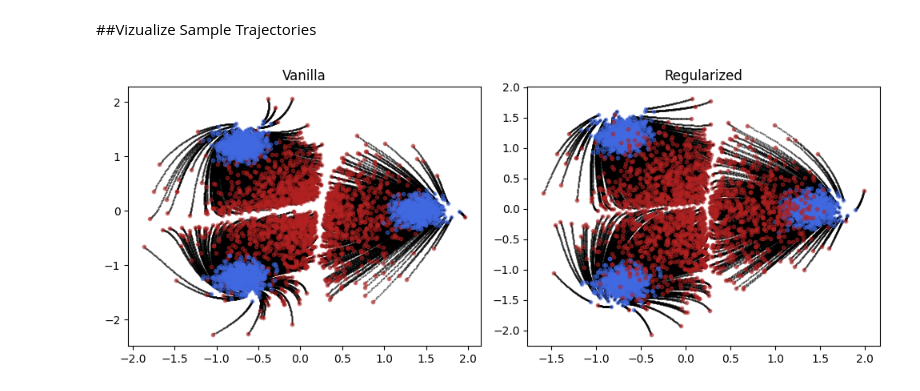
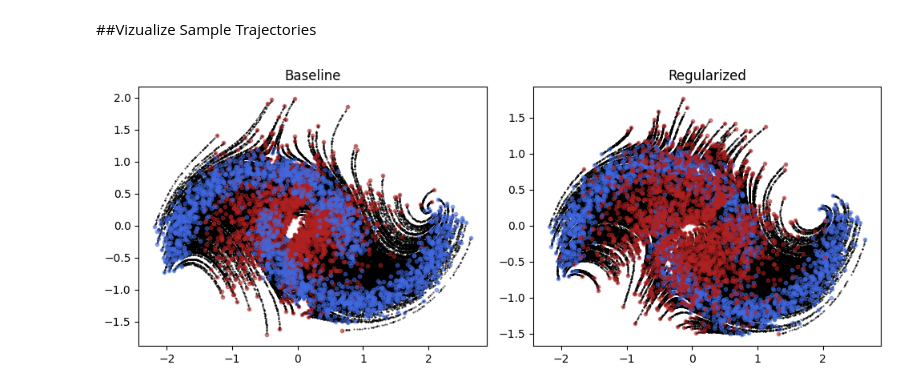
Before and after one commit to kelangray/Neural-ODEs, a Jupyter notebook: cnfs.ipynb, the cells around one changed output. Saved outputs shown, nothing was run; the diff lists cells and outputs as text; code cells hidden in the pictures.

```diff
--- a/cnfs.ipynb
+++ b/cnfs.ipynb
@@ -77,14 +77,13 @@ To solve the neural ODEs above, we use the Torchdyn library:
 # %% [markdown]
 ##Vizualize the dataset
 # %%
-data = ToyDataset()
+from sklearn.datasets import make_moons
 n_samples = 1 << 14
-n_gaussians = 3
 
-X, yn = data.generate(n_samples // n_gaussians, 'gaussians', n_gaussians=3, std_gaussians=0.5, radius=5, dim=2)
+X, yn = make_moons(n_samples=1 << 14, noise=0.1)
 X = (X - X.mean())/X.std()
 
 plt.figure(figsize=(5, 5))
-plt.scatter(X[:,0], X[:,1], c='royalblue', s=10, alpha=0.8)
+plt.scatter(X[:,0], X[:,1], c='royalblue',s=5, alpha=0.8)
 # %% [output]
 <matplotlib.collections.PathCollection at 0x...>
@@ -201,10 +200,10 @@ sample_indices = torch.randint(0, X.shape[0], (2000,)).numpy()
 
 #Trajectories
 t_span=torch.linspace(0, 1, 100)
-traj = model[1].trajectory(Augmenter(1, 1)(X[sample_indices]), t_span=t_span).detach().cpu()
+traj = model[1].trajectory(Augmenter(1, 1)(X_train[sample_indices]), t_span=t_span).detach().cpu()
 traj = traj[:, :, 1:]  # Remove divergence
 
-fig, axes = plt.subplots(1, 5, figsize=(20, 5))
+fig, axes = plt.subplots(1, 5, figsize=(25, 5))
 fig.subplots_adjust(wspace=0.4)
 
 indices = np.linspace(0, t_span.shape[0]-1, num=5, dtype=int)
@@ -326,0 +328,22 @@ INFO:pytorch_lightning.utilities.rank_zero:`Trainer.fit` stopped: `max_epochs=25
+# %%
+t_span=torch.linspace(0, 1, 100)
+regularized_traj = regularized_model[1].trajectory(Augmenter(1, 2)(X_train[sample_indices]), t_span=t_span).detach().cpu()
+regularized_traj = regularized_traj[:, :, 2:]  # Remove kinetic energy and divergence
+
+fig, axes = plt.subplots(1, 5, figsize=(20, 5))
+fig.subplots_adjust(wspace=0.4)
+
+indices = np.linspace(0, t_span.shape[0]-1, num=5, dtype=int)
+for i in range(len(indices)):
+    idx = indices[i]
+    ax = axes[i]
+    h = ax.hist2d(
+        regularized_traj[idx, :, 0].cpu().numpy(),
+        regularized_traj[idx, :, 1].cpu().numpy(),
+        bins=64,
+        cmap="viridis",
+        density=True,
+        range=[[-2, 2], [-2, 2]]
+    )
+    ax.set_aspect('equal')
+plt.show()
@@ -327,26 +352,23 @@ INFO:pytorch_lightning.utilities.rank_zero:`Trainer.fit` stopped: `max_epochs=25
 # %% [markdown]
 ##Vizualize Sample Trajectories
 # %%
-t_span=torch.linspace(0, 1, 100)
-regularized_traj = regularized_model[1].trajectory(Augmenter(1, 2)(X[sample_indices]), t_span=t_span).detach().cpu()
-regularized_traj = regularized_traj[:, :, 2:]  # Remove kinetic energy and divergence
-
 fig, axes = plt.subplots(1, 2, figsize=(10, 4))
 
 #Vanilla
 for i in range(t_span.shape[0]):
-    axes[0].scatter(traj[i, :, 0], traj[i, :, 1], s=0.2, alpha=0.8, c='black') #Vanilla trajectories
-    axes[1].scatter(regularized_traj[i, :, 0], regularized_traj[i, :, 1], s=0.2, alpha=0.8, c='black') #Regularized trajectories
+    sample_indices = torch.randint(0, traj.shape[1], (2000,)).numpy()
+    axes[0].scatter(traj[i, sample_indices, 0], traj[i, sample_indices, 1], s=0.2, alpha=0.8, c='black') #Vanilla trajectories
+    axes[1].scatter(regularized_traj[i, sample_indices, 0], regularized_traj[i, sample_indices, 1], s=0.2, alpha=0.8, c='black') #Regularized trajectories
 
 axes[0].scatter(traj[-1, :, 0], traj[-1, :, 1], s=10, alpha=0.5, c='firebrick')
 axes[0].scatter(traj[0, :, 0], traj[0, :, 1], s=10, alpha=0.5, c='royalblue')
 axes[1].scatter(regularized_traj[0, :, 0], regularized_traj[0, :, 1], s=10, alpha=0.5, c='royalblue')
 axes[1].scatter(regularized_traj[-1, :, 0], regularized_traj[-1, :, 1], s=10, alpha=0.5, c='firebrick')
 
-axes[0].set_title('Vanilla')
+axes[0].set_title('Baseline')
 axes[1].set_title('Regularized')
 
 plt.tight_layout()
 plt.show()
 # %% [output]
-[figure, old version]
+[figure, new version]
```
Also changed, not shown: parts of 9 cells of this notebook.
